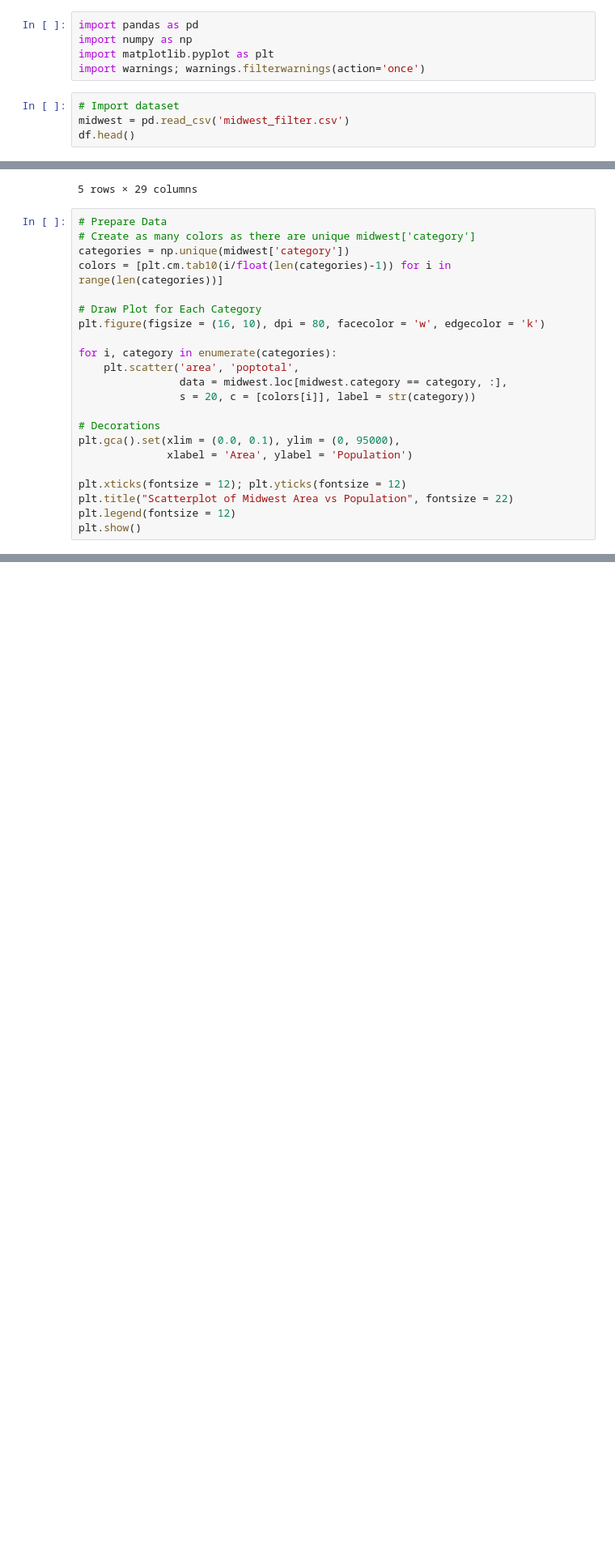
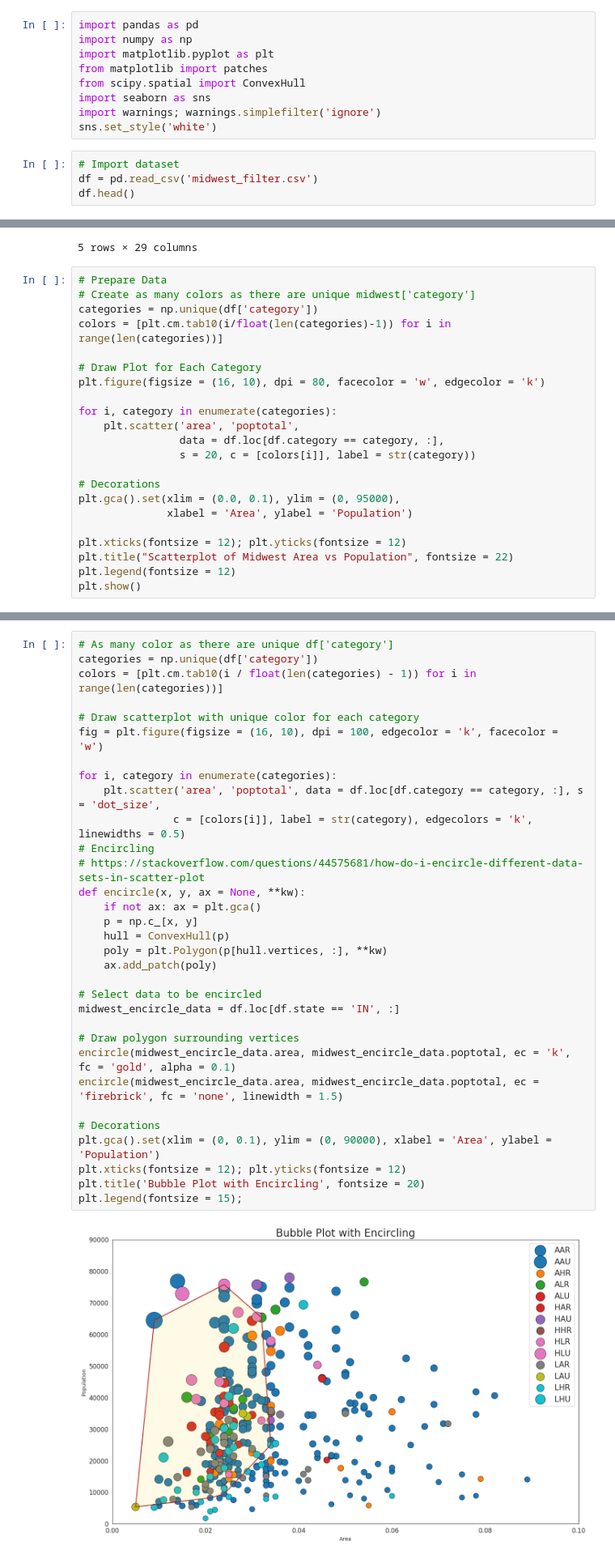
Before and after one commit to rajesh1994/python_excercise_programiz, a Jupyter notebook: python/11_matplotlib/machinelearningplus/top_50_matplotlib_visualizations/2. Correlation.ipynb, the cells around one changed output, grey strips where cells are left out. Shown: that part at 81% size. Saved outputs shown, nothing was run; the diff lists cells and outputs as text; blank space fills up the shorter version.

Commit message:
2.2 Bubble plot with Encircling - Completed

```diff
--- a/python/11_matplotlib/machinelearningplus/top_50_matplotlib_visualizations/2. Correlation.ipynb
+++ b/python/11_matplotlib/machinelearningplus/top_50_matplotlib_visualizations/2. Correlation.ipynb
@@ -16,10 +16,14 @@
 import pandas as pd
 import numpy as np
 import matplotlib.pyplot as plt
-import warnings; warnings.filterwarnings(action='once')
+from matplotlib import patches
+from scipy.spatial import ConvexHull
+import seaborn as sns
+import warnings; warnings.simplefilter('ignore')
+sns.set_style('white')
 # %%
 # Import dataset
-midwest = pd.read_csv('midwest_filter.csv')
+df = pd.read_csv('midwest_filter.csv')
 df.head()
 # %% [output]
 |  | PID | county | state | area | poptotal | popdensity | popwhite | popblack | popamerindian | popasian | ... |
@@ -32,7 +36,7 @@ df.head()
 # %%
 # Prepare Data
 # Create as many colors as there are unique midwest['category']
-categories = np.unique(midwest['category'])
+categories = np.unique(df['category'])
 colors = [plt.cm.tab10(i/float(len(categories)-1)) for i in range(len(categories))]
 
 # Draw Plot for Each Category
@@ -40,7 +44,7 @@ plt.figure(figsize = (16, 10), dpi = 80, facecolor = 'w', edgecolor = 'k')
 
 for i, category in enumerate(categories):
     plt.scatter('area', 'poptotal',
-                data = midwest.loc[midwest.category == category, :],
+                data = df.loc[df.category == category, :],
                 s = 20, c = [colors[i]], label = str(category))
 
 # Decorations
@@ -55,0 +66,34 @@ plt.show()
+# %%
+# As many color as there are unique df['category']
+categories = np.unique(df['category'])
+colors = [plt.cm.tab10(i / float(len(categories) - 1)) for i in range(len(categories))]
+
+# Draw scatterplot with unique color for each category
+fig = plt.figure(figsize = (16, 10), dpi = 100, edgecolor = 'k', facecolor = 'w')
+
+for i, category in enumerate(categories):
+    plt.scatter('area', 'poptotal', data = df.loc[df.category == category, :], s = 'dot_size',
+               c = [colors[i]], label = str(category), edgecolors = 'k', linewidths = 0.5)
+# Encircling
+# https://stackoverflow.com/questions/44575681/how-do-i-encircle-different-data-sets-in-scatter-plot
+def encircle(x, y, ax = None, **kw):
+    if not ax: ax = plt.gca()
+    p = np.c_[x, y]
+    hull = ConvexHull(p)
+    poly = plt.Polygon(p[hull.vertices, :], **kw)
+    ax.add_patch(poly)
+
+# Select data to be encircled
+midwest_encircle_data = df.loc[df.state == 'IN', :]
+
+# Draw polygon surrounding vertices
+encircle(midwest_encircle_data.area, midwest_encircle_data.poptotal, ec = 'k', fc = 'gold', alpha = 0.1)
+encircle(midwest_encircle_data.area, midwest_encircle_data.poptotal, ec = 'firebrick', fc = 'none', linewidth = 1.5)
+
+# Decorations
+plt.gca().set(xlim = (0, 0.1), ylim = (0, 90000), xlabel = 'Area', ylabel = 'Population')
+plt.xticks(fontsize = 12); plt.yticks(fontsize = 12)
+plt.title('Bubble Plot with Encircling', fontsize = 20)
+plt.legend(fontsize = 15);
+# %% [output]
+[figure, added]
```
Also changed, not shown: parts of 1 cell of this notebook, 1 other file.
